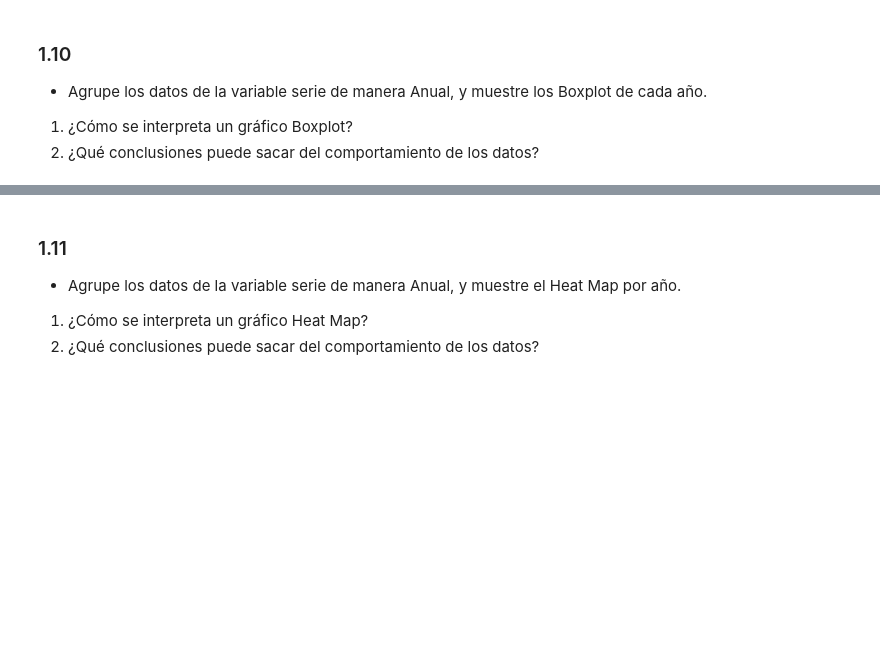
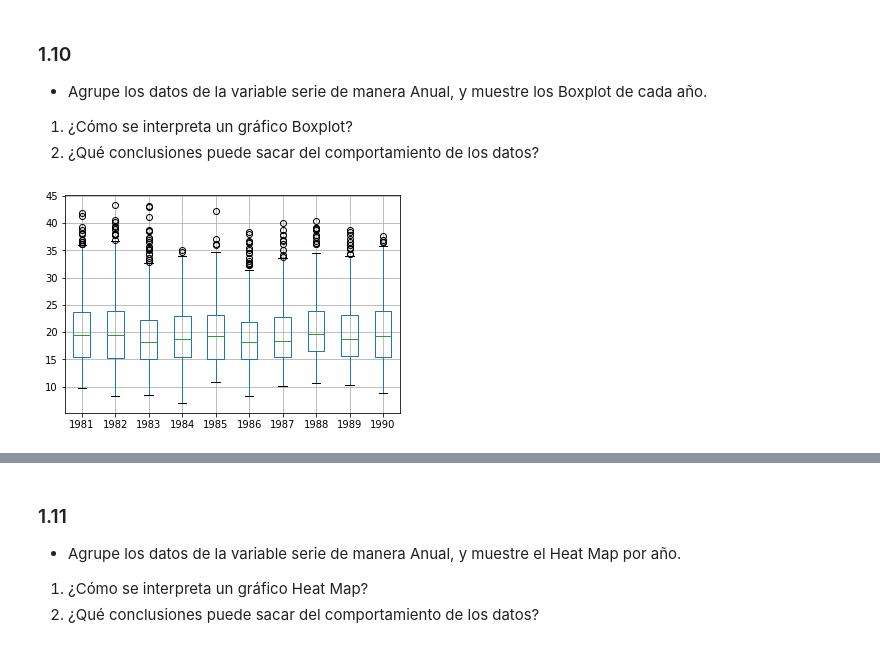
Before and after one commit to GabrielVargasR/University-Artificial-Intelligence, a Jupyter notebook: TC2 - TS, Norm, Reg/2021-2-Trabajo_Corto_02.ipynb, the cells around one changed output, grey strips where cells are left out. Drawn from its saved outputs; the diff is of its cells as text; code cells hidden in the pictures; blank space fills up the shorter version.

```diff
--- a/TC2 - TS, Norm, Reg/2021-2-Trabajo_Corto_02.ipynb
+++ b/TC2 - TS, Norm, Reg/2021-2-Trabajo_Corto_02.ipynb
@@ -216,3 +217,8 @@ plt.show()
 - Agrupe los datos de la variable serie de manera Anual, y muestre los Boxplot de cada año.
 1. ¿Cómo se interpreta un gráfico Boxplot?
 1. ¿Qué conclusiones puede sacar del comportamiento de los datos?
+# %%
+years.boxplot() # creates boxplot from years dataframe (see 1.7)
+plt.show()
+# %% [output]
+[figure, added]
```
Also changed, not shown: parts of 12 cells of this notebook.
